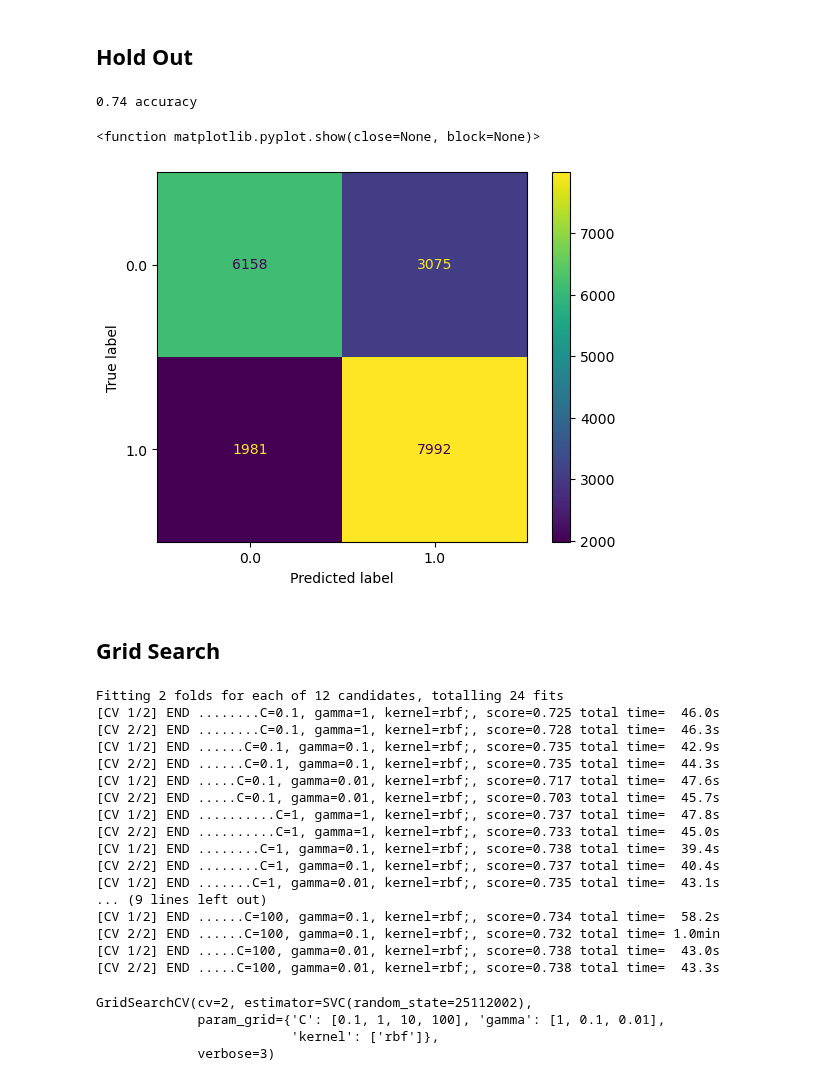
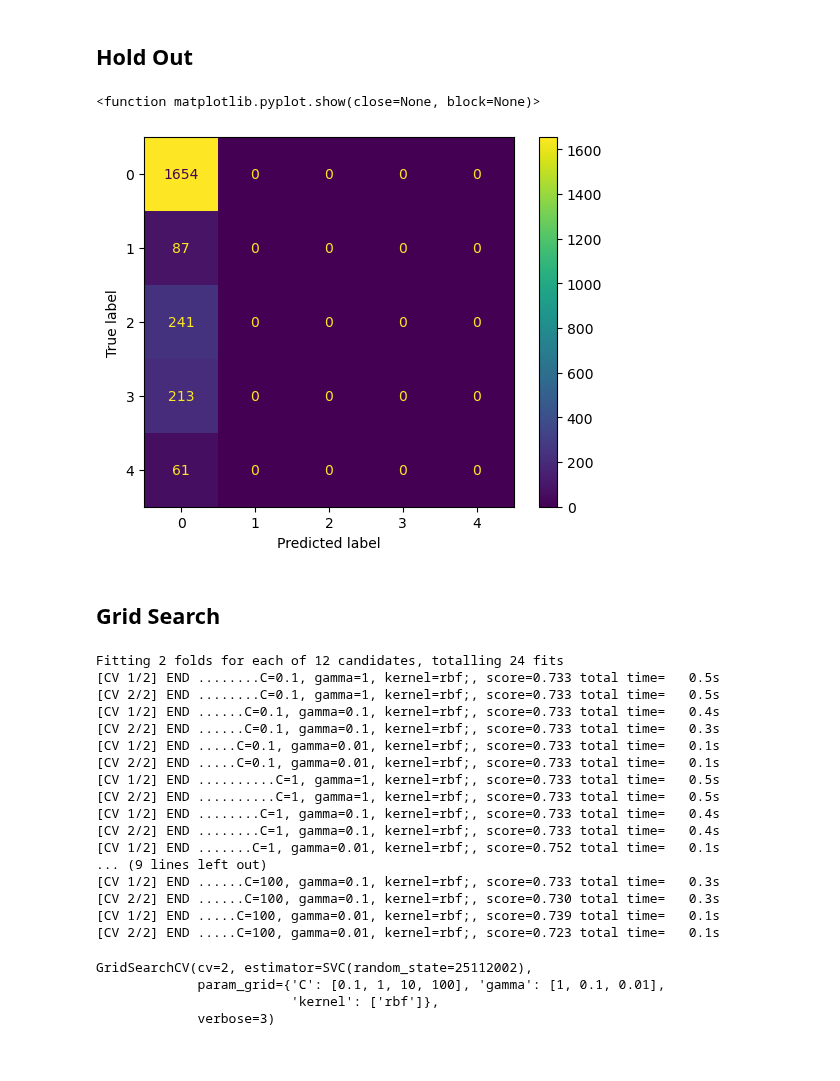
Before and after one commit to jpmbrito123/DAA, a Jupyter notebook: competicao/SupportVectorMachine.ipynb, the cells around one changed output. Drawn from its saved outputs; the diff is of its cells as text; code cells hidden in the pictures.

```diff
--- a/competicao/SupportVectorMachine.ipynb
+++ b/competicao/SupportVectorMachine.ipynb
@@ -21,8 +21,9 @@ from sklearn.metrics import ConfusionMatrixDisplay
 # %% [markdown]
 # Get the data
 # %%
+!pip3 install nbformat
+
+
 %run "datasets/parse.ipynb"
-trainx_df = parse_train("")
-testx_df = parse_test("")
-trainy_df = parse_train("")
-testy_df = parse_test("")
+train_df = parse_train("")
+test_df = parse_test("")
@@ -36,2 +113,5 @@ Name: count, dtype: int64
+# %%
+X = neural_network_data_preparation(train_df,"train")
+test_df = neural_network_data_preparation(test_df,"test").drop('Injecao na rede (kWh)',axis=1)
 # %% [markdown]
 ## 10-Fold Cross Validation
@@ -44,0 +118,10 @@ array([0.74023946, 0.72149922, 0.74648621, 0.73295159, 0.7397189 ,
+# %%
+cross_valid_model = SVC(random_state=2023)
+y = X['Injecao na rede (kWh)']
+X = X.drop('Injecao na rede (kWh)', axis=1)  # Dados de entrada
+print(X.head(10))
+# Agora, você pode usar X e y na sua validação cruzada
+scores = cross_val_score(cross_valid_model, X, y, cv=10)
+scores
+#scores = cross_val_score(cross_valid_model, test_df, np.ravel(test_df), cv=10)
+#scores
@@ -50,41 +153,38 @@ print("%0.2f accuracy with a standard deviation of %0.2f"%(scores.mean(),scores.
 ## Hold Out
 # %%
 model= SVC(random_state=25112002)
-model.fit(trainx_df,trainy_df)
-predictions=model.predict(testx_df)
-print("%0.2f accuracy"%(accuracy_score(testy_df,predictions)))
+model.fit(X,y)
+predictions=model.predict(X)
-# %% [output]
-0.74 accuracy
 # %%
-ConfusionMatrixDisplay.from_predictions(testy_df, predictions)
+ConfusionMatrixDisplay.from_predictions(y, predictions)
 plt.show
 # %% [output]
 <function matplotlib.pyplot.show(close=None, block=None)>
-[figure, old version]
+[figure, new version]
 # %% [markdown]
 ## Grid Search
 # %%
 param_grid = {'C':[0.1,1,10,100],'gamma':[1,0.1,0.01],'kernel':['rbf']}
 grid = GridSearchCV(SVC(random_state=25112002),param_grid,refit=True,verbose=3,cv=2)
-grid.fit(trainx_df,np.ravel(trainy_df))
+grid.fit(X,y)
 # %% [output]
 Fitting 2 folds for each of 12 candidates, totalling 24 fits
-[CV 1/2] END ........C=0.1, gamma=1, kernel=rbf;, score=0.725 total time=  46.0s
-[CV 2/2] END ........C=0.1, gamma=1, kernel=rbf;, score=0.728 total time=  46.3s
-[CV 1/2] END ......C=0.1, gamma=0.1, kernel=rbf;, score=0.735 total time=  42.9s
-[CV 2/2] END ......C=0.1, gamma=0.1, kernel=rbf;, score=0.735 total time=  44.3s
-[CV 1/2] END .....C=0.1, gamma=0.01, kernel=rbf;, score=0.717 total time=  47.6s
-[CV 2/2] END .....C=0.1, gamma=0.01, kernel=rbf;, score=0.703 total time=  45.7s
-[CV 1/2] END ..........C=1, gamma=1, kernel=rbf;, score=0.737 total time=  47.8s
-[CV 2/2] END ..........C=1, gamma=1, kernel=rbf;, score=0.733 total time=  45.0s
-[CV 1/2] END ........C=1, gamma=0.1, kernel=rbf;, score=0.738 total time=  39.4s
-[CV 2/2] END ........C=1, gamma=0.1, kernel=rbf;, score=0.737 total time=  40.4s
-[CV 1/2] END .......C=1, gamma=0.01, kernel=rbf;, score=0.735 total time=  43.1s
+[CV 1/2] END ........C=0.1, gamma=1, kernel=rbf;, score=0.733 total time=   0.5s
+[CV 2/2] END ........C=0.1, gamma=1, kernel=rbf;, score=0.733 total time=   0.5s
+[CV 1/2] END ......C=0.1, gamma=0.1, kernel=rbf;, score=0.733 total time=   0.4s
+[CV 2/2] END ......C=0.1, gamma=0.1, kernel=rbf;, score=0.733 total time=   0.3s
+[CV 1/2] END .....C=0.1, gamma=0.01, kernel=rbf;, score=0.733 total time=   0.1s
+[CV 2/2] END .....C=0.1, gamma=0.01, kernel=rbf;, score=0.733 total time=   0.1s
+[CV 1/2] END ..........C=1, gamma=1, kernel=rbf;, score=0.733 total time=   0.5s
+[CV 2/2] END ..........C=1, gamma=1, kernel=rbf;, score=0.733 total time=   0.5s
+[CV 1/2] END ........C=1, gamma=0.1, kernel=rbf;, score=0.733 total time=   0.4s
+[CV 2/2] END ........C=1, gamma=0.1, kernel=rbf;, score=0.733 total time=   0.4s
+[CV 1/2] END .......C=1, gamma=0.01, kernel=rbf;, score=0.752 total time=   0.1s
 ... (9 lines left out)
-[CV 1/2] END ......C=100, gamma=0.1, kernel=rbf;, score=0.734 total time=  58.2s
-[CV 2/2] END ......C=100, gamma=0.1, kernel=rbf;, score=0.732 total time= 1.0min
-[CV 1/2] END .....C=100, gamma=0.01, kernel=rbf;, score=0.738 total time=  43.0s
-[CV 2/2] END .....C=100, gamma=0.01, kernel=rbf;, score=0.738 total time=  43.3s
+[CV 1/2] END ......C=100, gamma=0.1, kernel=rbf;, score=0.733 total time=   0.3s
+[CV 2/2] END ......C=100, gamma=0.1, kernel=rbf;, score=0.730 total time=   0.3s
+[CV 1/2] END .....C=100, gamma=0.01, kernel=rbf;, score=0.739 total time=   0.1s
+[CV 2/2] END .....C=100, gamma=0.01, kernel=rbf;, score=0.723 total time=   0.1s
 GridSearchCV(cv=2, estimator=SVC(random_state=25112002),
              param_grid={'C': [0.1, 1, 10, 100], 'gamma': [1, 0.1, 0.01],
                          'kernel': ['rbf']},
```
Also changed, not shown: parts of 12 cells of this notebook.
